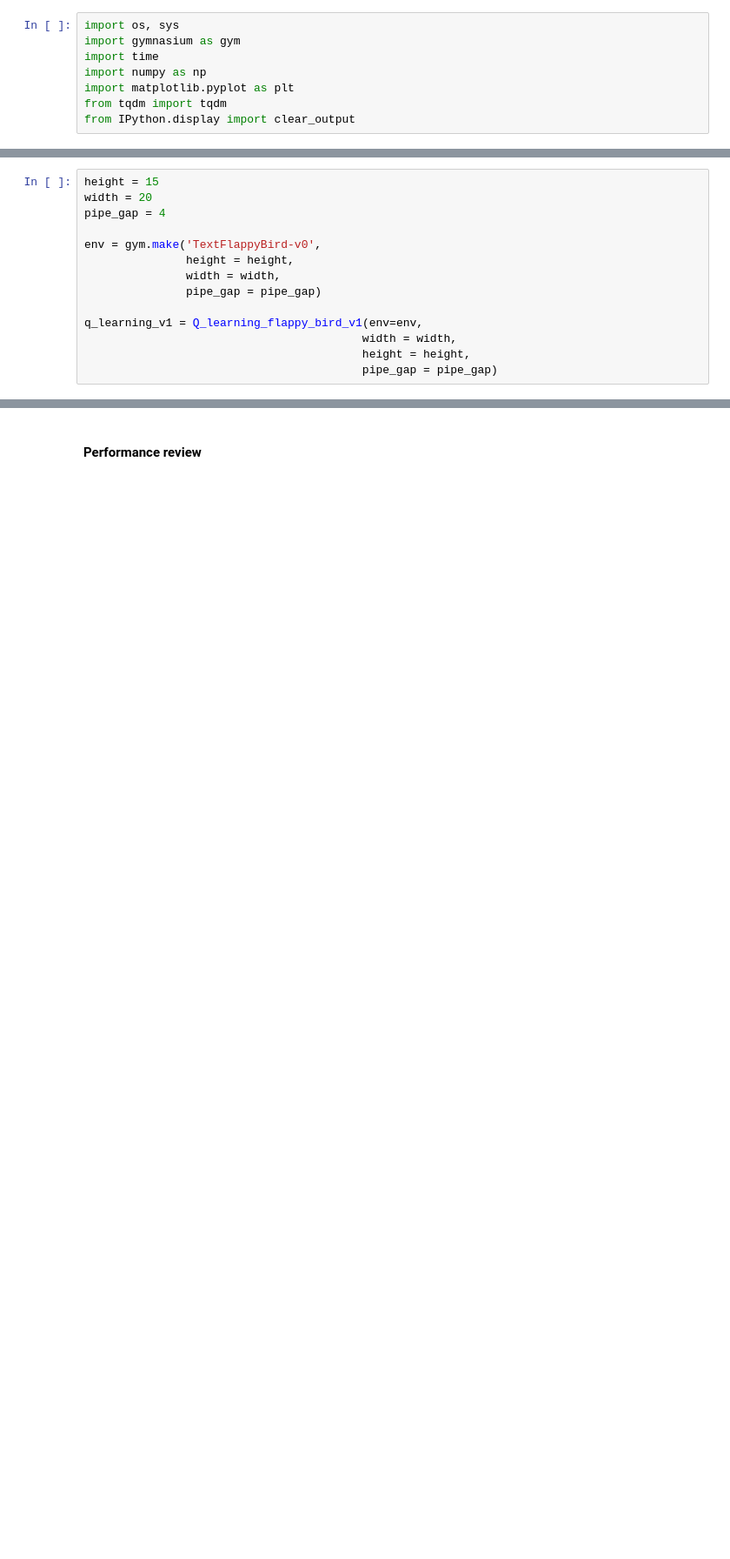
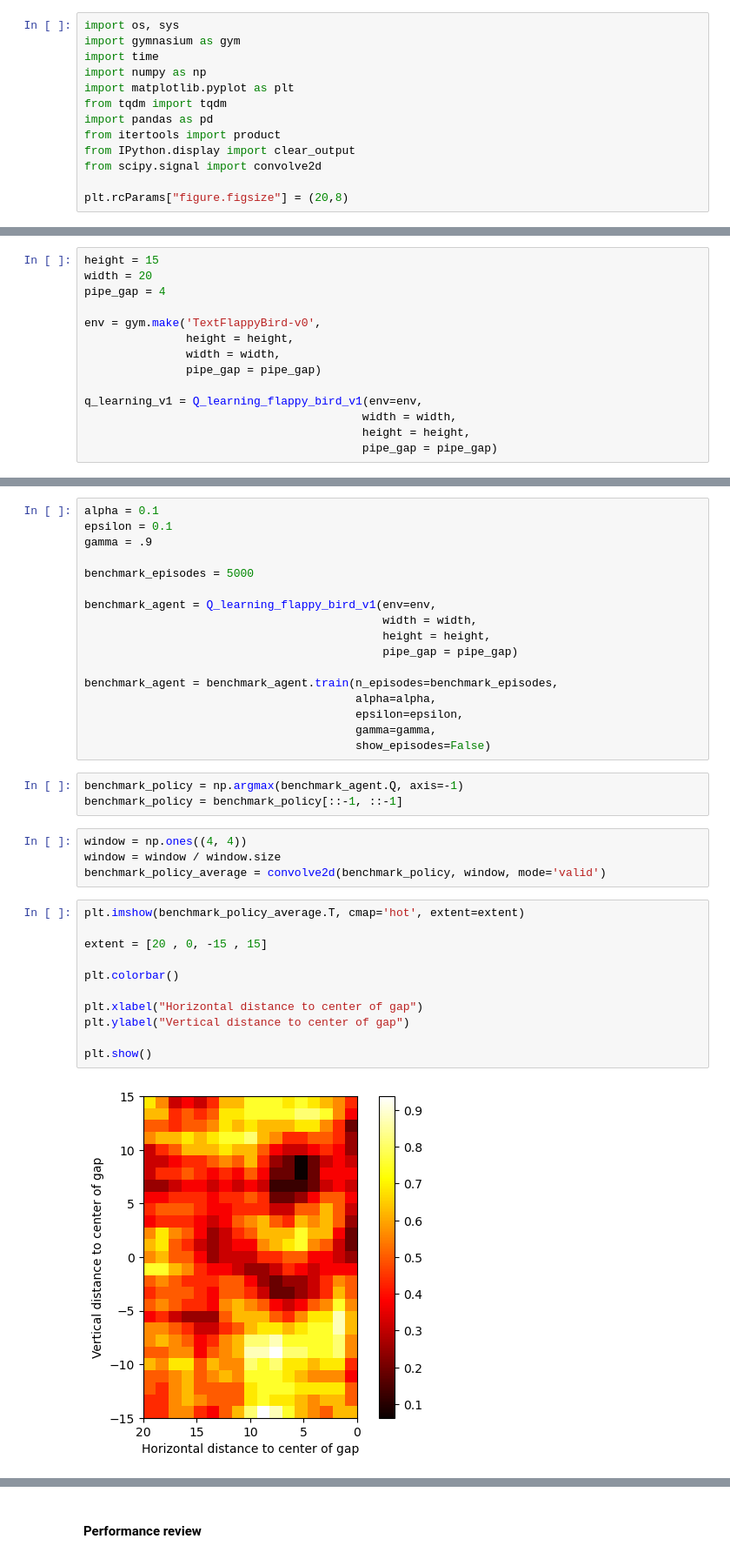
Before and after one commit to OmaMansou/RL-flappy-bird, a Jupyter notebook: RL implementation.ipynb, the cells around one changed output, grey strips where cells are left out. Shown: that part at 87% size. Cells and saved outputs as stored; diff of their text form; blank space fills up the shorter version.

```diff
--- a/RL implementation.ipynb
+++ b/RL implementation.ipynb
@@ -7,6 +7,11 @@ import time
 import numpy as np
 import matplotlib.pyplot as plt
 from tqdm import tqdm
+import pandas as pd
+from itertools import product
 from IPython.display import clear_output
+from scipy.signal import convolve2d
+
+plt.rcParams["figure.figsize"] = (20,8)
 # %%
 import text_flappy_bird_gym
@@ -328,0 +783,37 @@ Distance From Pipe (dx=0,dy=-11)
+# %%
+alpha = 0.1
+epsilon = 0.1
+gamma = .9
+
+benchmark_episodes = 5000
+
+benchmark_agent = Q_learning_flappy_bird_v1(env=env,
+                                            width = width,
+                                            height = height,
+                                            pipe_gap = pipe_gap)
+
+benchmark_agent = benchmark_agent.train(n_episodes=benchmark_episodes,
+                                        alpha=alpha,
+                                        epsilon=epsilon,
+                                        gamma=gamma,
+                                        show_episodes=False)
+# %%
+benchmark_policy = np.argmax(benchmark_agent.Q, axis=-1)
+benchmark_policy = benchmark_policy[::-1, ::-1]
+# %%
+window = np.ones((4, 4))
+window = window / window.size
+benchmark_policy_average = convolve2d(benchmark_policy, window, mode='valid')
+# %%
+plt.imshow(benchmark_policy_average.T, cmap='hot', extent=extent)
+
+extent = [20 , 0, -15 , 15]
+
+plt.colorbar()
+
+plt.xlabel("Horizontal distance to center of gap")
+plt.ylabel("Vertical distance to center of gap")
+
+plt.show()
+# %% [output]
+[figure, added]
```
Also changed, not shown: parts of 44 cells of this notebook, 5 other files.
